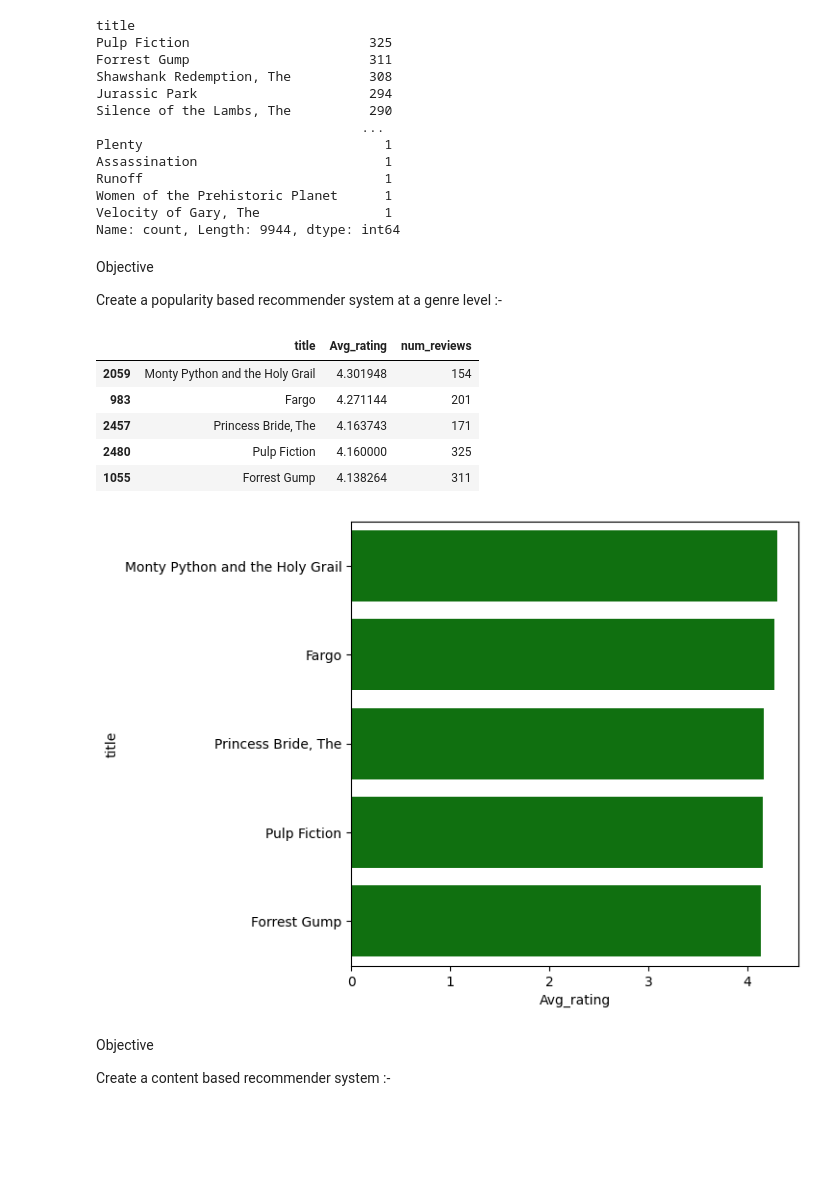
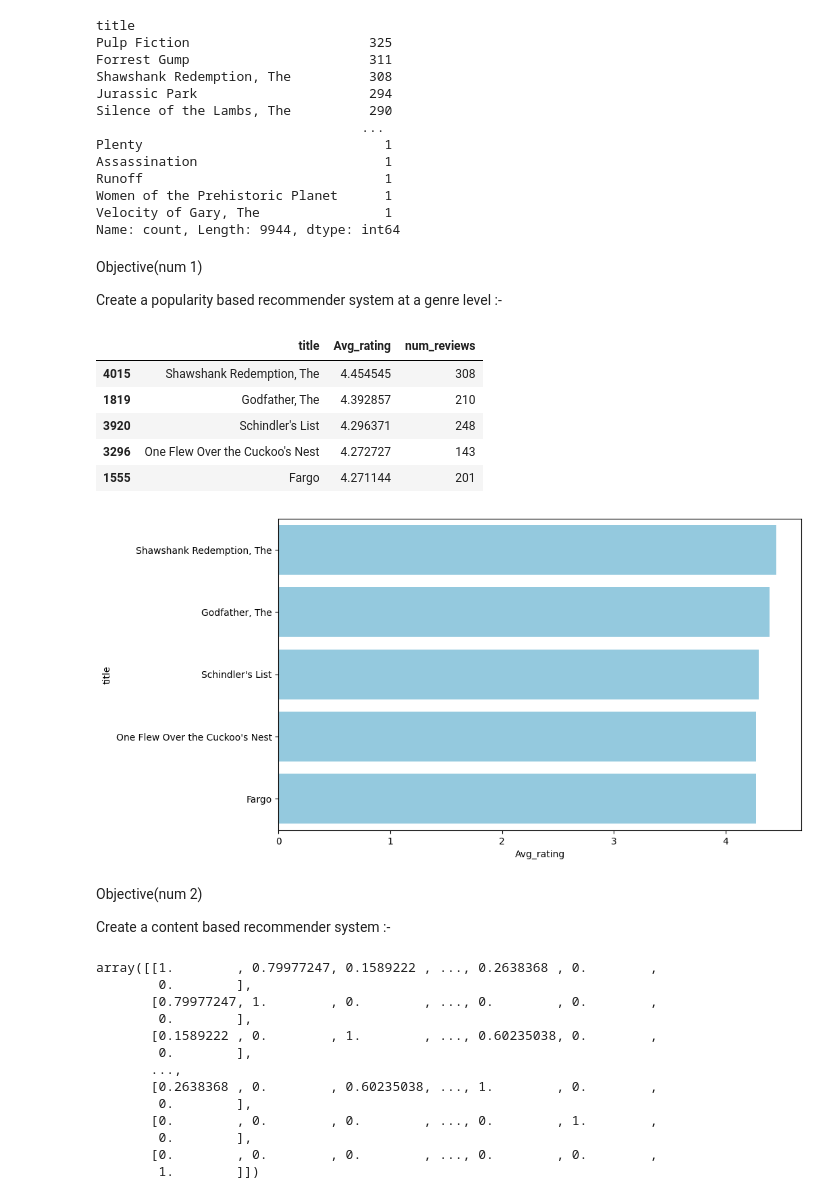
Before and after one commit to Naman-1274/Movie_recommendation_system-Edureka, a Jupyter notebook: Main.ipynb, the cells around one changed output. Cells and saved outputs as stored; diff of their text form; code cells hidden in the pictures; blank space fills up the shorter version.

```diff
--- a/Main.ipynb
+++ b/Main.ipynb
@@ -167,7 +171,7 @@ Women of the Prehistoric Planet      1
 Velocity of Gary, The                1
 Name: count, Length: 9944, dtype: int64
 # %% [markdown]
-Objective
+Objective(num 1)
 
 Create a popularity based recommender system at a genre level :-
 # %%
@@ -180,23 +184,23 @@ def recommender(genre, review_threshold, Num_recommendations):
     return top_movies
 # %%
-Top5_Movies = recommender('Comedy',100,5)
-Top5_Movies.head()
+Top5_Movies = recommender('Drama',100,5)
+Top5_Movies.head()                                 # calling the function
 # %% [output]
 |  | title | Avg_rating | num_reviews |
-| 2059 | Monty Python and the Holy Grail | 4.301948 | 154 |
-| 983 | Fargo | 4.271144 | 201 |
-| 2457 | Princess Bride, The | 4.163743 | 171 |
-| 2480 | Pulp Fiction | 4.160000 | 325 |
-| 1055 | Forrest Gump | 4.138264 | 311 |
+| 4015 | Shawshank Redemption, The | 4.454545 | 308 |
+| 1819 | Godfather, The | 4.392857 | 210 |
+| 3920 | Schindler's List | 4.296371 | 248 |
+| 3296 | One Flew Over the Cuckoo's Nest | 4.272727 | 143 |
+| 1555 | Fargo | 4.271144 | 201 |
 # %%
-plt.figure(figsize=(6,6))
-sns.barplot(data=Top5_Movies,x='Avg_rating',y='title',color='green')
+plt.figure(figsize=(10,6))
+sns.barplot(data=Top5_Movies,x='Avg_rating',y='title',color='skyblue')
 plt.xlabel('Avg_rating')
 plt.ylabel('title')
 plt.show()
 # %% [output]
-[figure, old version]
+[figure, new version]
 # %% [markdown]
-Objective
+Objective(num 2)
 
 Create a content based recommender system :-
@@ -209,0 +213,17 @@ Create a content based recommender system :-
+# %%
+similarity = cosine_similarity(vectors)         # taking out similarity scores of the vectors.
+similarity
+# %% [output]
+array([[1.        , 0.79977247, 0.1589222 , ..., 0.2638368 , 0.        ,
+        0.        ],
+       [0.79977247, 1.        , 0.        , ..., 0.        , 0.        ,
+        0.        ],
+       [0.1589222 , 0.        , 1.        , ..., 0.60235038, 0.        ,
+        0.        ],
+       ...,
+       [0.2638368 , 0.        , 0.60235038, ..., 1.        , 0.        ,
+        0.        ],
+       [0.        , 0.        , 0.        , ..., 0.        , 1.        ,
+        0.        ],
+       [0.        , 0.        , 0.        , ..., 0.        , 0.        ,
+        1.        ]])
```
Also changed, not shown: parts of 28 cells of this notebook.
